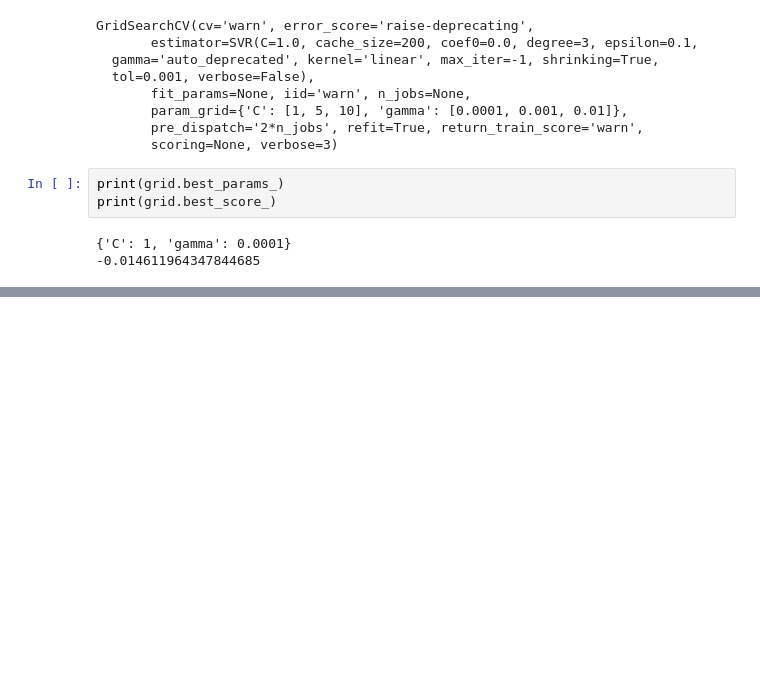
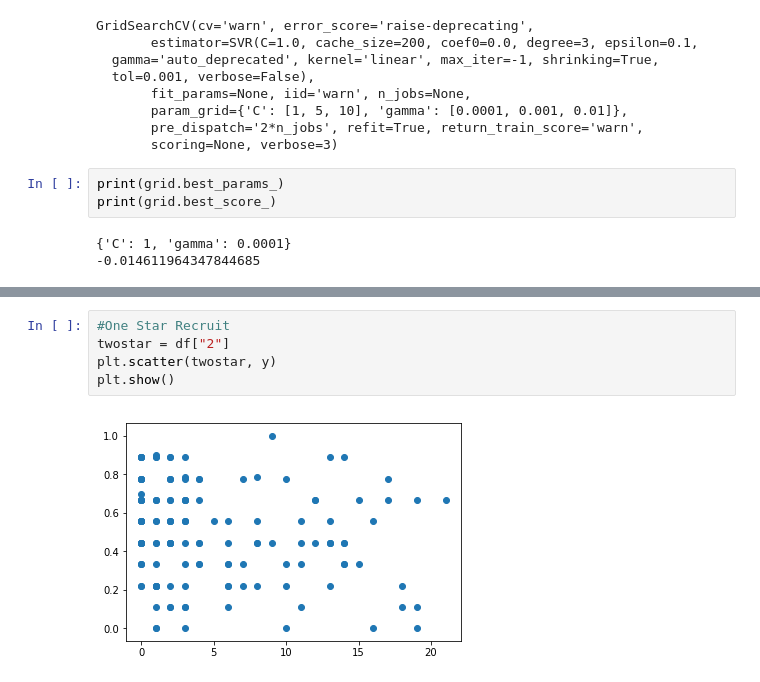
Before and after one commit to danielyan2013/final-berkeley-project, a Jupyter notebook: Untitled.ipynb, the cells around one changed output, grey strips where cells are left out. Cells and saved outputs as stored; diff of their text form; blank space fills up the shorter version.

```diff
--- a/Untitled.ipynb
+++ b/Untitled.ipynb
@@ -131,0 +141,7 @@ print(grid.best_score_)
+# %%
+#One Star Recruit
+twostar = df["2"]
+plt.scatter(twostar, y)
+plt.show()
+# %% [output]
+[figure, added]
```
Also changed, not shown: parts of 16 cells of this notebook, 2 other files.
